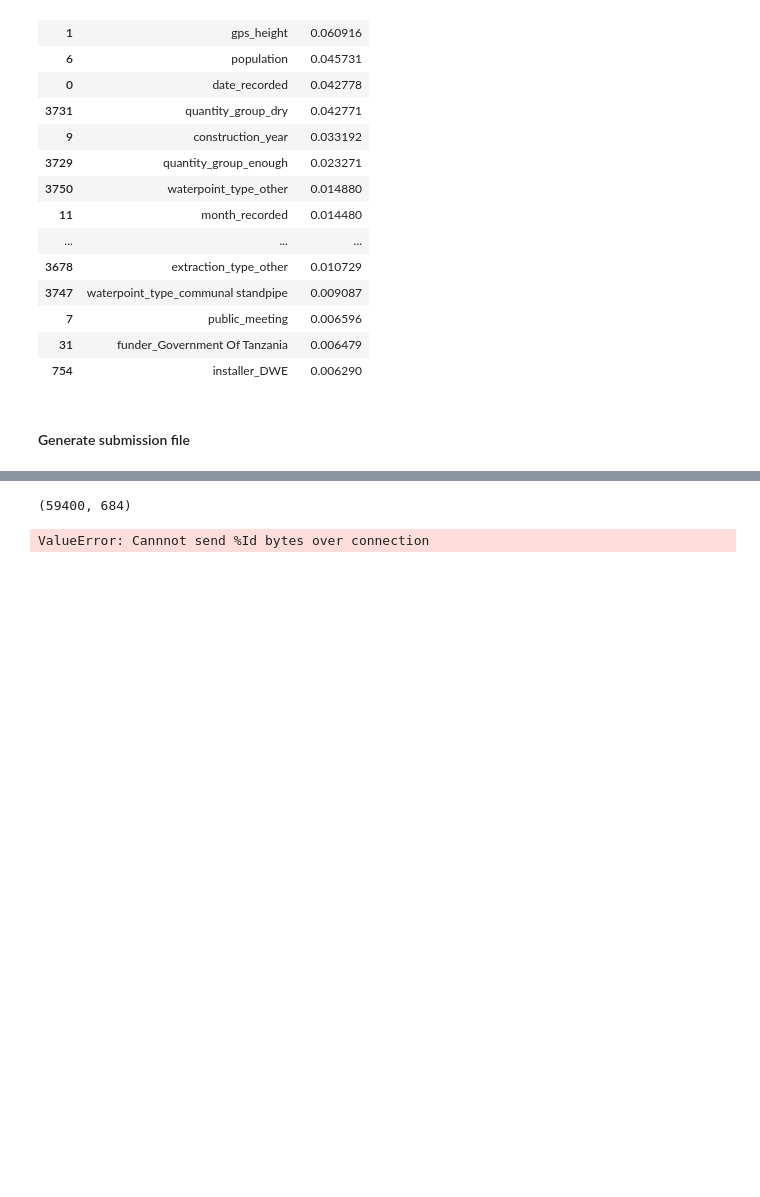
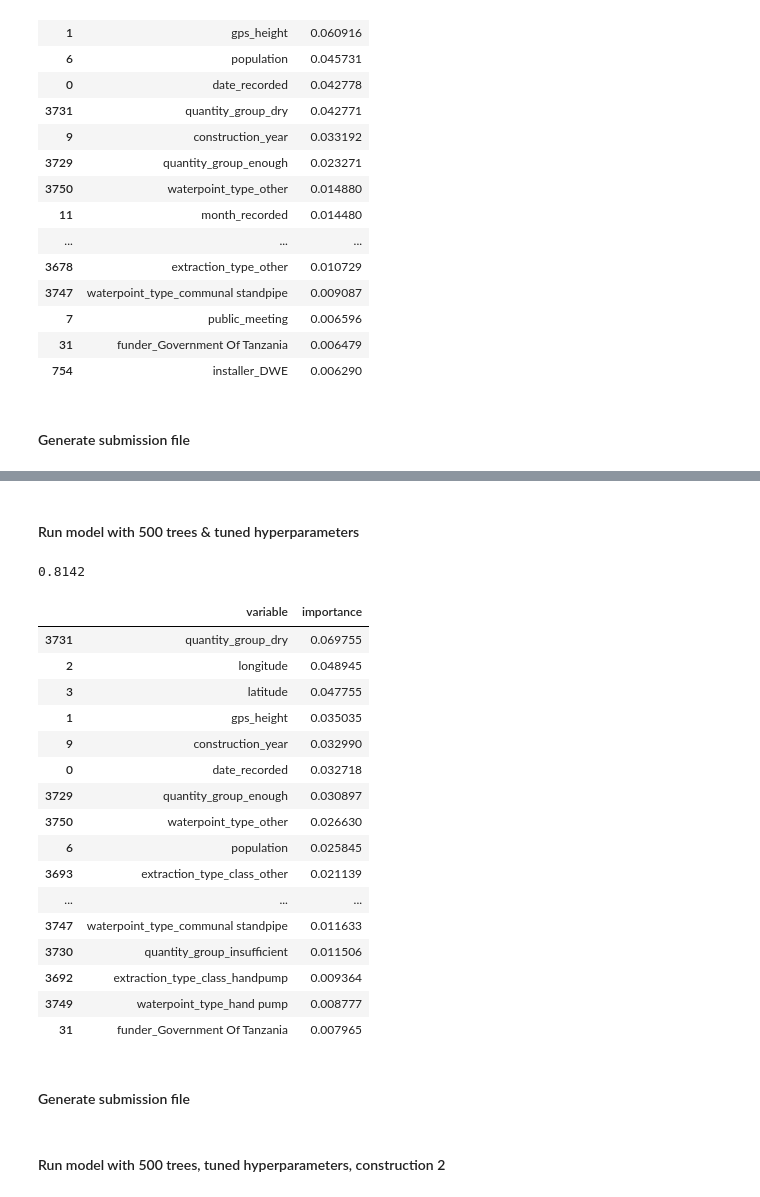
Before and after one commit to zlatankr/Projects, a Jupyter notebook: Tanzania/RF_model.ipynb, the cells around one changed output, grey strips where cells are left out. Cells and saved outputs as stored; diff of their text form; code cells hidden in the pictures; blank space fills up the shorter version.

```diff
--- a/Tanzania/RF_model.ipynb
+++ b/Tanzania/RF_model.ipynb
@@ -338,7 +246,0 @@ X_train2, X_test2 = meaningful()
-# %%
-X_train, X_test = feature_process_helper.dates(X_train, X_test)
-X_train, X_test = feature_process_helper.construction(X_train, X_test)
-X_train, X_test = feature_process_helper.bools(X_train, X_test)
-X_train, X_test = feature_process_helper.locs(X_train, X_test)
-X_train, X_test = feature_process_helper.removal(X_train, X_test)
-X_train, X_test = feature_process_helper.dummies(X_train, X_test)
@@ -381,24 +247,39 @@ keep = [i for i in X_train.columns if i not in smalls]
-# %%
-X_train = X_train[keep]
-X_test = X_test[keep]
-# %%
-X_train = pd.read_csv('X_train2.csv')
-# %%
-np.shape(X_train)
-# %% [output]
-(59400, 684)
-# %%
-param_range = [2, 50, 100]
-
-param_grid = [{'min_samples_split': param_range}]
-
-gs = GridSearchCV(estimator=rf2,
-                  param_grid=param_grid,
-                  scoring='accuracy',
-                  cv=2,
-                  n_jobs=-1)
-
-scores = cross_val_score(gs, X_train, y_train.values.ravel(), scoring='accuracy', cv=5)
-print('CV accuracy: %.4f +/- %.4f' % (np.mean(scores), np.std(scores)))
-# %% [output]
-ValueError: Cannnot send %Id bytes over connection
+# %% [markdown]
+#### Run model with 500 trees & tuned hyperparameters
+# %%
+rf2 = RandomForestClassifier(criterion='gini',
+                                min_samples_split=12,
+                                n_estimators=500,
+                                max_features='auto',
+                                oob_score=True,
+                                random_state=1,
+                                n_jobs=-1)
+
+rf2 = rf2.fit(X_train, y_train.values.ravel())
+print "%.4f" % rf2.oob_score_
+# %% [output]
+0.8142
+# %%
+pd.concat((pd.DataFrame(X_train.columns, columns = ['variable']),
+           pd.DataFrame(rf2.feature_importances_, columns = ['importance'])),
+          axis = 1).sort_values(by='importance', ascending = False)[:20]
+# %% [output]
+|  | variable | importance |
+| 3731 | quantity_group_dry | 0.069755 |
+| 2 | longitude | 0.048945 |
+| 3 | latitude | 0.047755 |
+| 1 | gps_height | 0.035035 |
+| 9 | construction_year | 0.032990 |
+| 0 | date_recorded | 0.032718 |
+| 3729 | quantity_group_enough | 0.030897 |
+| 3750 | waterpoint_type_other | 0.026630 |
+| 6 | population | 0.025845 |
+| 3693 | extraction_type_class_other | 0.021139 |
+| ... | ... | ... |
+| 3747 | waterpoint_type_communal standpipe | 0.011633 |
+| 3730 | quantity_group_insufficient | 0.011506 |
+| 3692 | extraction_type_class_handpump | 0.009364 |
+| 3749 | waterpoint_type_hand pump | 0.008777 |
+| 31 | funder_Government Of Tanzania | 0.007965 |
+# %% [markdown]
+#### Generate submission file
@@ -404,0 +293,2 @@ ValueError: Cannnot send %Id bytes over connection
+# %% [markdown]
+#### Run model with 500 trees, tuned hyperparameters, construction 2
```
Also changed, not shown: parts of 37 cells of this notebook, 9 other files.
